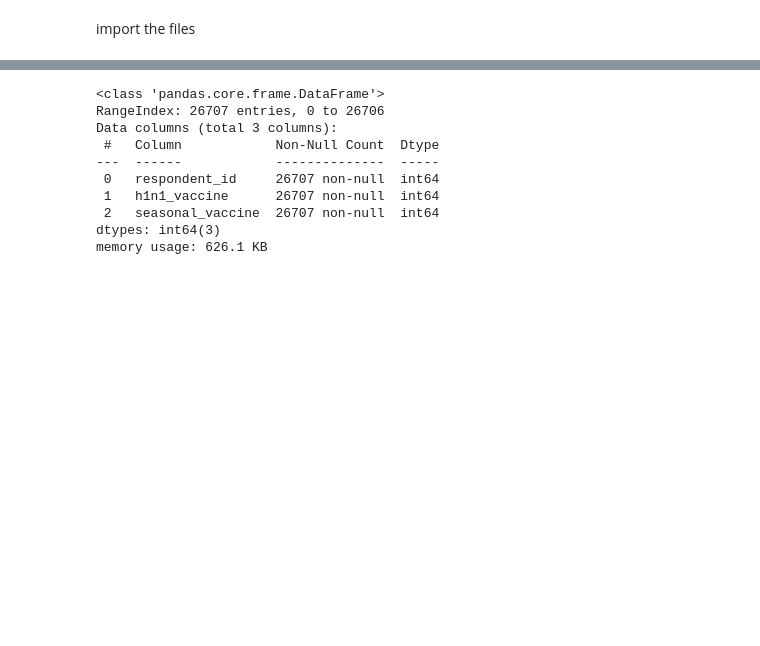
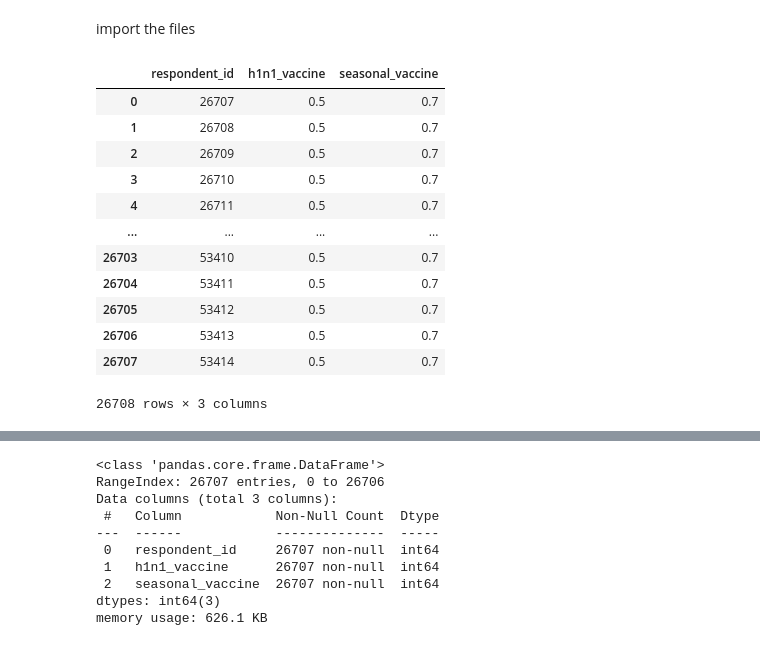
Before and after one commit to gshikanda/PHASE-3-PROJECT, a Jupyter notebook: H1N1 PROJECT.ipynb, the cells around one changed output, grey strips where cells are left out. Saved outputs shown, nothing was run; the diff lists cells and outputs as text; code cells hidden in the pictures; blank space fills up the shorter version.

```diff
--- a/H1N1 PROJECT.ipynb
+++ b/H1N1 PROJECT.ipynb
@@ -105,6 +125,21 @@ import the files
 # %%
 #submission file
 sub=pd.read_csv(r'submission_format.csv')
+sub
+# %% [output]
+|  | respondent_id | h1n1_vaccine | seasonal_vaccine |
+| 0 | 26707 | 0.5 | 0.7 |
+| 1 | 26708 | 0.5 | 0.7 |
+| 2 | 26709 | 0.5 | 0.7 |
+| 3 | 26710 | 0.5 | 0.7 |
+| 4 | 26711 | 0.5 | 0.7 |
+| ... | ... | ... | ... |
+| 26703 | 53410 | 0.5 | 0.7 |
+| 26704 | 53411 | 0.5 | 0.7 |
+| 26705 | 53412 | 0.5 | 0.7 |
+| 26706 | 53413 | 0.5 | 0.7 |
+| 26707 | 53414 | 0.5 | 0.7 |
+26708 rows × 3 columns
 # %%
 #test
 test=pd.read_csv(r'test_set_features.csv')
```
Also changed, not shown: parts of 21 cells of this notebook, 1 other file.
